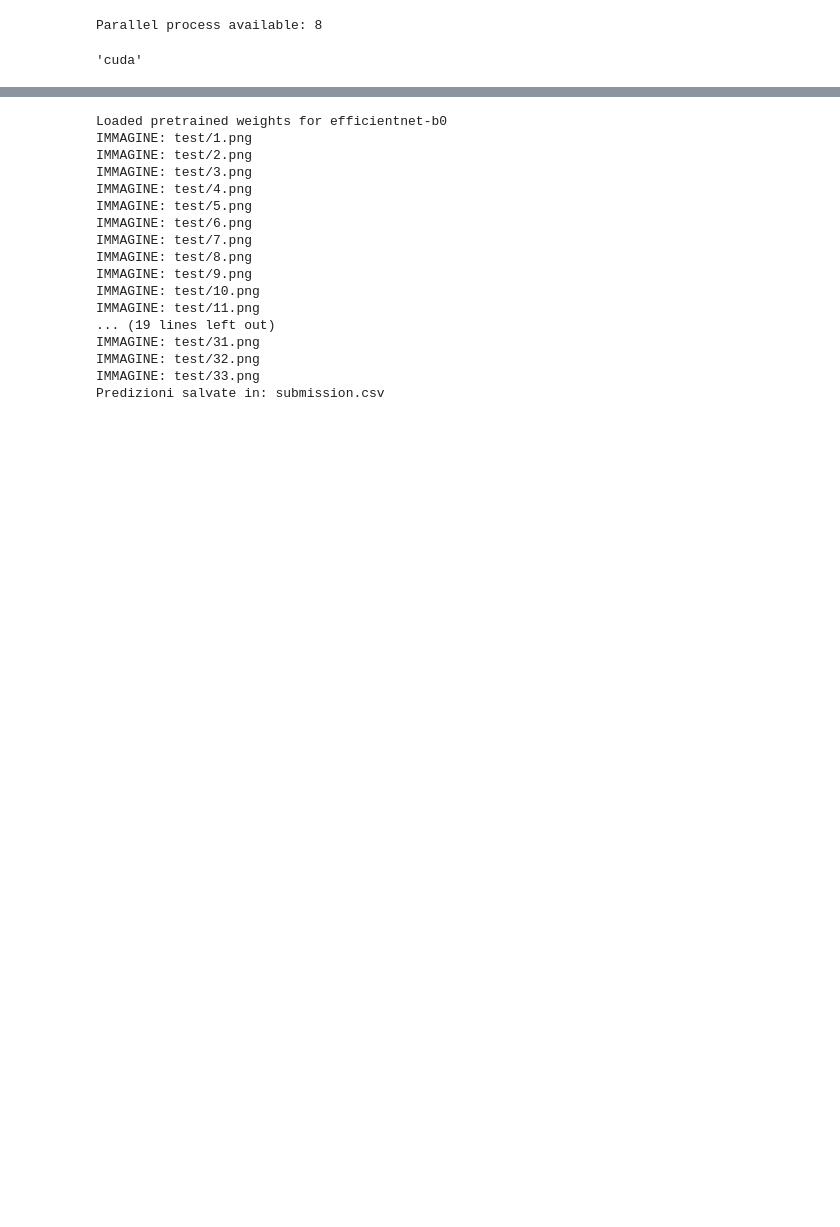
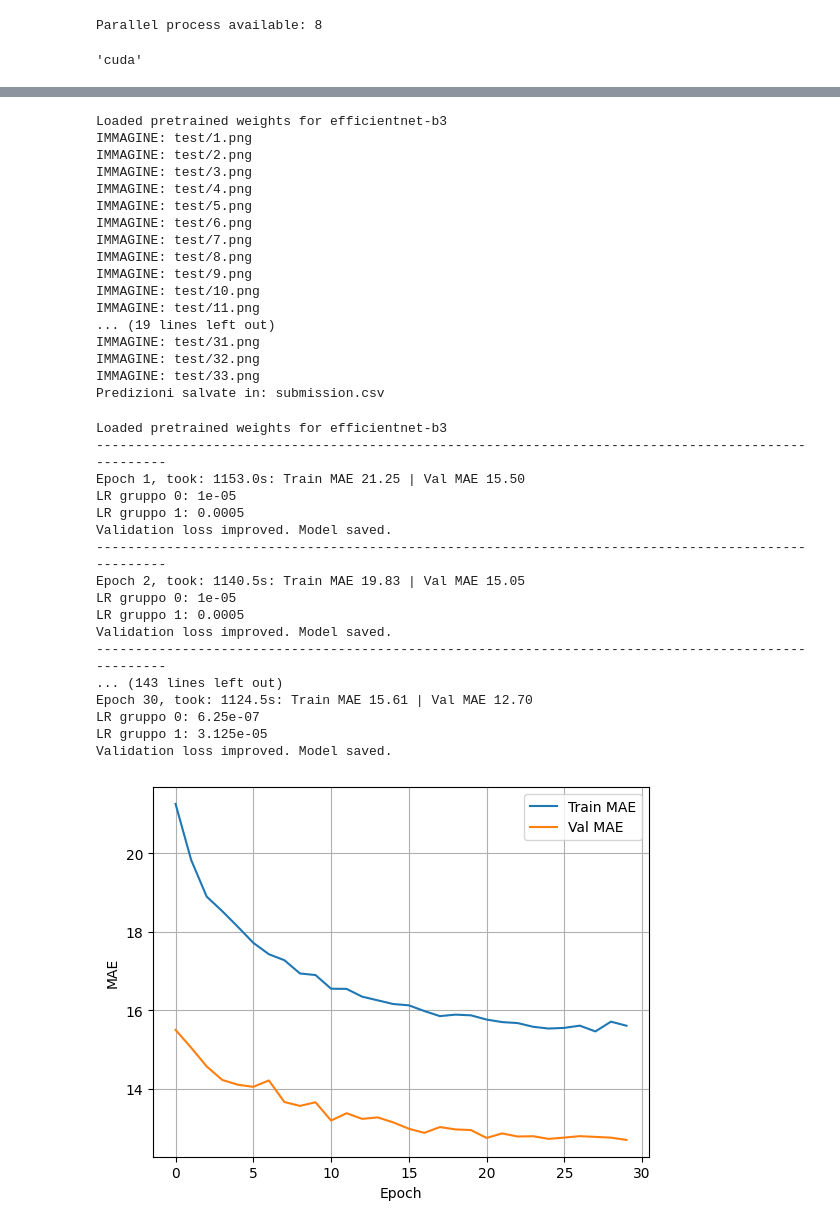
Before and after one commit to Toure-exe/medical-imaging-and-image-restauration-challenge, a Jupyter notebook: medical_imaging.ipynb, the cells around one changed output, grey strips where cells are left out. Drawn from its saved outputs; the diff is of its cells as text; code cells hidden in the pictures; blank space fills up the shorter version.

Commit message:
New version: add two more datsets (EU and south-america) to resolve the distribution shift. Created the new dataset and trained on it.

```diff
--- a/medical_imaging.ipynb
+++ b/medical_imaging.ipynb
@@ -301,11 +382,11 @@ R²:   0.735
 if COLAB:
     submission_dataset = TestBoneAgeDataset(csv_path="/content/drive/MyDrive/test/test.csv",
                          image_dir="/content/drive/MyDrive/test",
-                         transform=transform)
+                         transform=transform_validation_set)
 else:
     submission_dataset = TestBoneAgeDataset(csv_path="test/test.csv",
                          image_dir="test/",
-                         transform=transform)
+                         transform=transform_validation_set)
 
 submission_loader = DataLoader(submission_dataset, batch_size=32)
 model_loaded_1 = BoneAgeRegressor().to(device)
@@ -315,7 +396,7 @@ if COLAB:
 model_loaded_1.load_state_dict(torch.load("best_model.pth"))
 predict_submission(model_loaded_1, submission_loader)
 # %% [output]
-Loaded pretrained weights for efficientnet-b0
+Loaded pretrained weights for efficientnet-b3
 IMMAGINE: test/1.png
 IMMAGINE: test/2.png
 IMMAGINE: test/3.png
@@ -334,0 +474,47 @@ Predizioni salvate in: submission.csv
+# %%
+model_full_training = BoneAgeRegressor()
+model_full_training.load_state_dict(torch.load('best_model.pth'))
+model_full_training.to(device)
+
+"""for param in model_full_training.backbone.parameters():
+    param.requires_grad = True"""
+
+
+# 1) Freeze dei primi 2 blocchi, unfreeze degli altri
+#    (EfficientNet-B2 ha backbone._blocks di lunghezza 18)
+for idx, block in enumerate(model_full_training.backbone._blocks):
+    requires_grad = (idx >= 6)   # i blocchi con idx 0 e 1 restano congelati
+    for param in block.parameters():
+        param.requires_grad = requires_grad
+
+# 2) Assicurati che la MLP finale sia sblocca­ta
+for param in model_full_training.fc.parameters():
+    param.requires_grad = True
+
+criterion = nn.SmoothL1Loss(beta=1.0)
+# Learning rates diversi
+optimizer = torch.optim.AdamW([
+    {'params': model_full_training.backbone.parameters(), 'lr': 1e-5, 'weight_decay': 0.0},
+    {'params': model_full_training.fc.parameters(), 'lr': 5e-4, 'weight_decay': 1e-2}
+])
+scheduler = ReduceLROnPlateau(optimizer, mode='min', factor=0.5, patience=2, cooldown=1, min_lr=1e-8, verbose=True)
+train_model_full_training(model_full_training, train_loader, val_loader, criterion, optimizer, scheduler)
+# %% [output]
+Loaded pretrained weights for efficientnet-b3
+----------------------------------------------------------------------------------------------------
+Epoch 1, took: 1153.0s: Train MAE 21.25 | Val MAE 15.50
+LR gruppo 0: 1e-05
+LR gruppo 1: 0.0005
+Validation loss improved. Model saved.
+----------------------------------------------------------------------------------------------------
+Epoch 2, took: 1140.5s: Train MAE 19.83 | Val MAE 15.05
+LR gruppo 0: 1e-05
+LR gruppo 1: 0.0005
+Validation loss improved. Model saved.
+----------------------------------------------------------------------------------------------------
+... (143 lines left out)
+Epoch 30, took: 1124.5s: Train MAE 15.61 | Val MAE 12.70
+LR gruppo 0: 6.25e-07
+LR gruppo 1: 3.125e-05
+Validation loss improved. Model saved.
+[figure, added]
```
Also changed, not shown: parts of 17 cells of this notebook, 7 other files.
